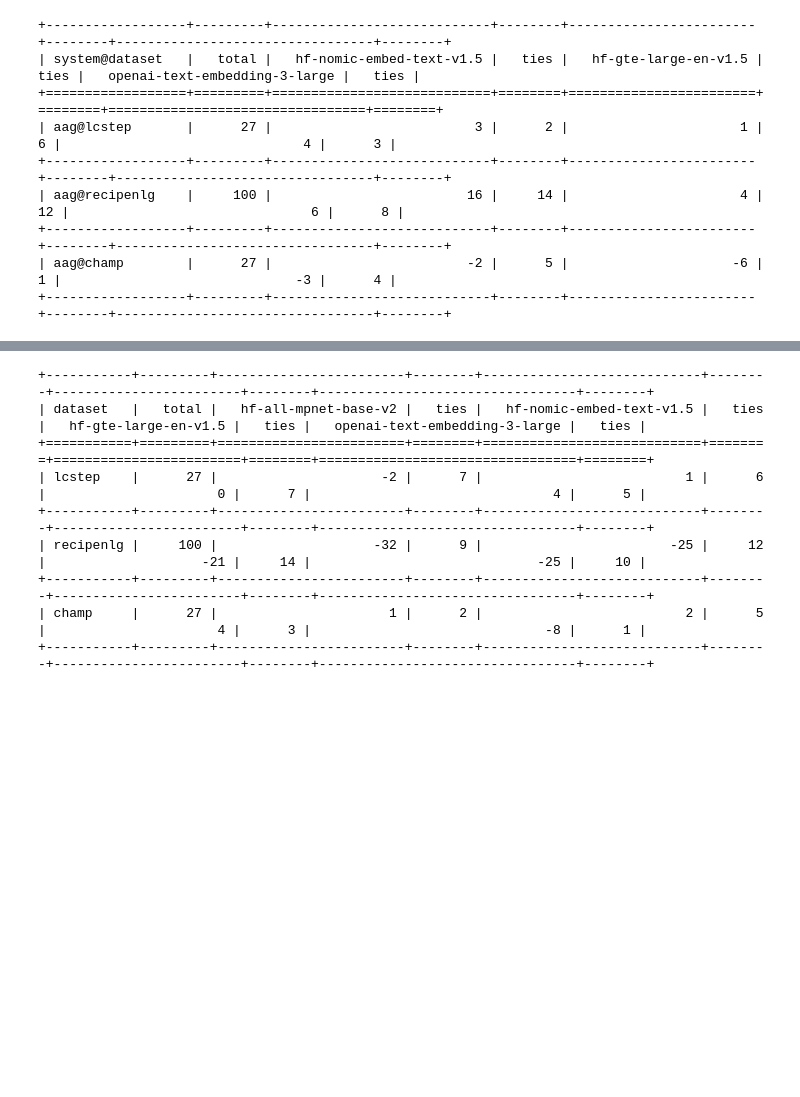
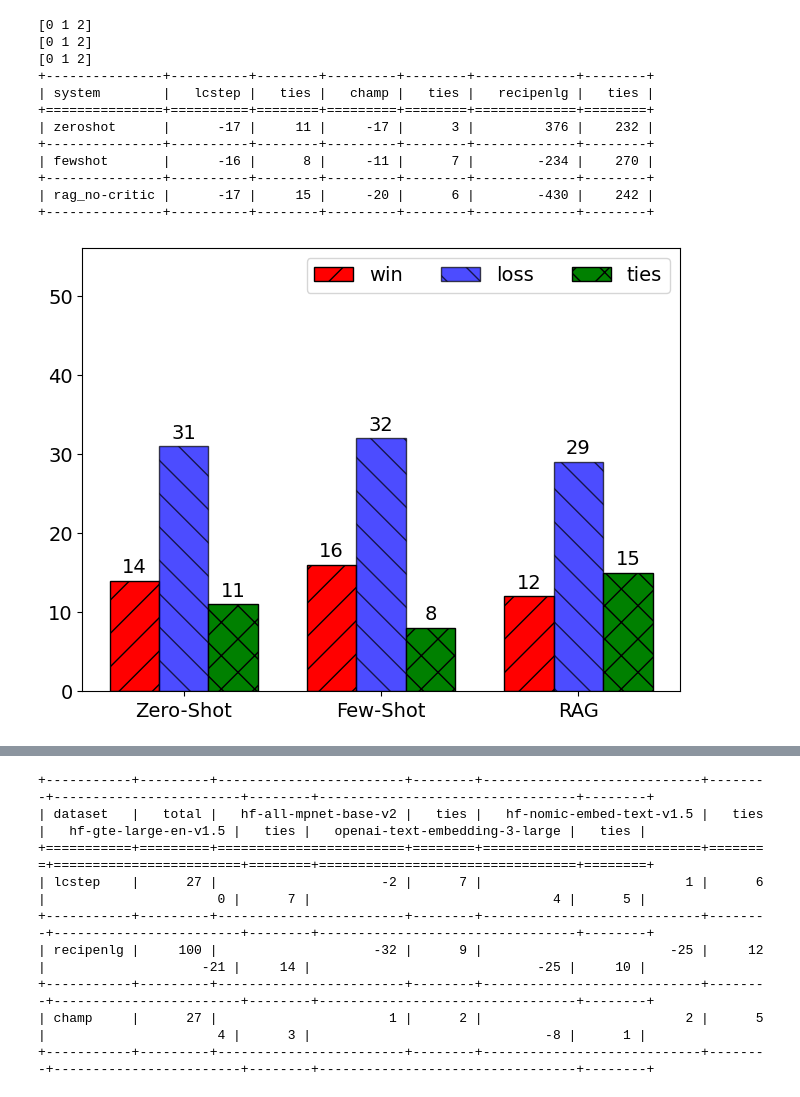
Before and after one commit to kylrth/procedure-generation, a Jupyter notebook: evaluation/eval_tests.ipynb, the cells around one changed output, grey strips where cells are left out. Drawn from its saved outputs; the diff is of its cells as text; code cells hidden in the pictures; blank space fills up the shorter version.

```diff
--- a/evaluation/eval_tests.ipynb
+++ b/evaluation/eval_tests.ipynb
@@ -6,4 +6,7 @@ from pathlib import Path
 import numpy as np
 import pandas as pd
 from scipy import stats
+from matplotlib import pyplot as plt
 from tabulate import tabulate
+
+plt.rcParams.update({"font.size": 14})
@@ -50,40 +135,64 @@ systems = ["aag"]
 
 output_dir = Path("../output")
 # %%
+datasets = ["lcstep", "champ", "recipenlg"]
+embedders = ["hf-all-mpnet-base-v2"]
+base_system = "aag"
+systems = [
+    "zeroshot",
+    "fewshot",
+    "rag_no-critic",
+    # "rag",
+    # "aag_no-critic",
+    # "aag_no-summ",
+    # "aag_no-summ_no-critic",
+]
+
 table = {
-    "system@dataset": [f"{s}@{d}" for s in systems for d in datasets],
-    "total": [totals[d] for s in systems for d in datasets],
+    "system": systems,
 }
-headers = ["system@dataset", "total"]
-for emb in embedders:
+headers = ["system"]
+for dataset in datasets:
     improve_count = []
     tie_count = []
     unparsed_count = []
+    results = {}
 
     for system in systems:
-        for dataset in datasets:
-            res = get_pairwise_results(output_dir / f"{system}_{dataset}_{baseline_emb}_{emb}_pair_eval.csv")
+        for emb in embedders:
+            try:
+                res = get_pairwise_results(output_dir / f"{base_system}_{system}_{dataset}_{emb}_pair_eval.csv")
+                results[system] = res
 
-            improve_count.append(res.win2 - res.win1)
-            tie_count.append(res.ties)
-            unparsed_count.append(res.unparsed)
+                improve_count.append(res.win2 - res.win1)
+                tie_count.append(res.ties)
+                unparsed_count.append(res.unparsed)
+            except (FileNotFoundError, pd.errors.EmptyDataError):
+                improve_count.append("-")
+                tie_count.append("-")
+                unparsed_count.append(0)
 
-    table[emb] = improve_count
-    headers.append(emb)
+    table[dataset] = improve_count
+    headers.append(dataset)
     if sum(unparsed_count) > 0:
-        table["unparsed_" + emb] = unparsed_count
+        table["unparsed_" + dataset] = unparsed_count
         headers.append("unparsed")
-    table["ties_" + emb] = tie_count
+    table["ties_" + dataset] = tie_count
     headers.append("ties")
+    plot_pairwise_evals(results, dataset, True)
 
 print(tabulate(table, headers=headers, tablefmt="grid"))
 # %% [output]
-+------------------+---------+----------------------------+--------+------------------------+--------+---------------------------------+--------+
-| system@dataset   |   total |   hf-nomic-embed-text-v1.5 |   ties |   hf-gte-large-en-v1.5 |   ties |   openai-text-embedding-3-large |   ties |
-+==================+=========+============================+========+========================+========+=================================+========+
-| aag@lcstep       |      27 |                          3 |      2 |                      1 |      6 |                               4 |      3 |
-+------------------+---------+----------------------------+--------+------------------------+--------+---------------------------------+--------+
-| aag@recipenlg    |     100 |                         16 |     14 |                      4 |     12 |                               6 |      8 |
-+------------------+---------+----------------------------+--------+------------------------+--------+---------------------------------+--------+
-| aag@champ        |      27 |                         -2 |      5 |                     -6 |      1 |                              -3 |      4 |
-+------------------+---------+----------------------------+--------+------------------------+--------+---------------------------------+--------+
+[0 1 2]
+[0 1 2]
+[0 1 2]
++---------------+----------+--------+---------+--------+-------------+--------+
+| system        |   lcstep |   ties |   champ |   ties |   recipenlg |   ties |
++===============+==========+========+=========+========+=============+========+
+| zeroshot      |      -17 |     11 |     -17 |      3 |         376 |    232 |
++---------------+----------+--------+---------+--------+-------------+--------+
+| fewshot       |      -16 |      8 |     -11 |      7 |        -234 |    270 |
++---------------+----------+--------+---------+--------+-------------+--------+
+| rag_no-critic |      -17 |     15 |     -20 |      6 |        -430 |    242 |
++---------------+----------+--------+---------+--------+-------------+--------+
+[figure, added]
```
Also changed, not shown: parts of 5 cells of this notebook.
